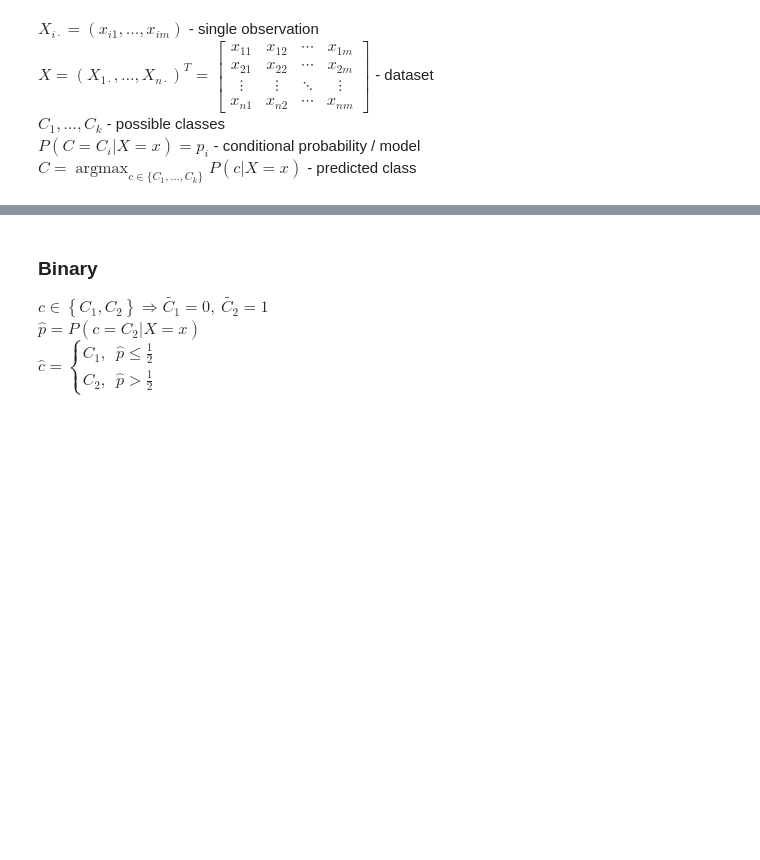
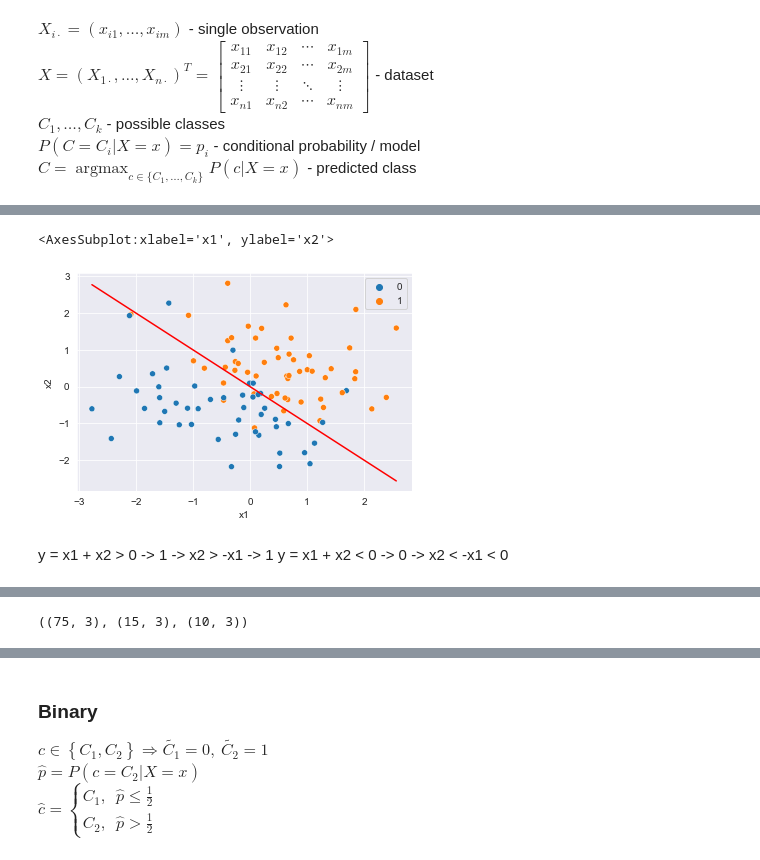
Before and after one commit to Gauss-PWr/DIY, a Jupyter notebook: VI. classification/Notebook.ipynb, the cells around one changed output, grey strips where cells are left out. Cells and saved outputs as stored; diff of their text form; code cells hidden in the pictures; blank space fills up the shorter version.

```diff
--- a/VI. classification/Notebook.ipynb
+++ b/VI. classification/Notebook.ipynb
@@ -15,3 +15,6 @@ $P\left(C=C_i|X=x\right)=p_i$ - conditional probability / model \
 $C = \operatorname{argmax}_{c\in\{C_1,\ldots,C_k\}}{P(c|X=x)}$ - predicted class
 # %%
 import numpy as np
+# %%
+X = np.random.randn(100, 2)
+X
@@ -17,0 +39,3 @@ import numpy as np
+# %%
+noise = np.random.randn(100)
+noise
@@ -17,0 +60,4 @@ import numpy as np
+# %%
+y = np.sum(X, axis=-1) + noise > 0
+y = y.astype(int)
+y
@@ -18,2 +70,5 @@ import numpy as np
 # %%
 import pandas as pd
+# %%
+df = pd.DataFrame({'x1': X[:, 0], 'x2': X[:, 1], 'y': y})
+df.head()
@@ -22,10 +84,31 @@ import matplotlib.pyplot as plt
 import seaborn as sns
 
 sns.set_style('darkgrid')
+# %%
+neg_df = df.copy()
+neg_df['negx1'] = -df.x1
+sns.scatterplot(data=df, x='x1', y='x2', hue='y')
+sns.lineplot(data=neg_df, x='x1', y='negx1', color='r')
+# %% [output]
+<AxesSubplot:xlabel='x1', ylabel='x2'>
+[figure, added]
+# %% [markdown]
+y = x1 + x2 > 0 -> 1 -> x2 > -x1 -> 1
+y = x1 + x2 < 0 -> 0 -> x2 < -x1 < 0
 # %% [markdown]
 ## Training and Test datasets
 
 ![](media\dataset.webp)
+# %%
+val_frac = .15
+test_frac = .1
+test = df.sample(frac = test_frac)
+train = df.drop(test.index)
+val = train.sample(frac = val_frac / (1 - test_frac))
+train = train.drop(val.index)
+train.shape, val.shape, test.shape
+# %% [output]
+((75, 3), (15, 3), (10, 3))
 # %%
 def plot_data(data, name):
     neg_df = data.copy()
```
Also changed, not shown: parts of 40 cells of this notebook, 23 other files.
